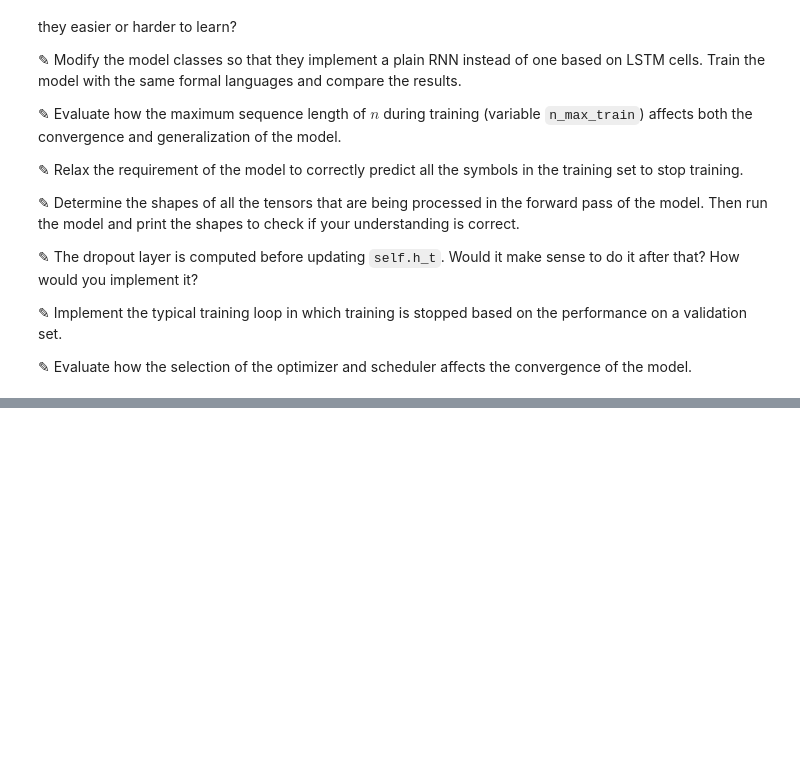
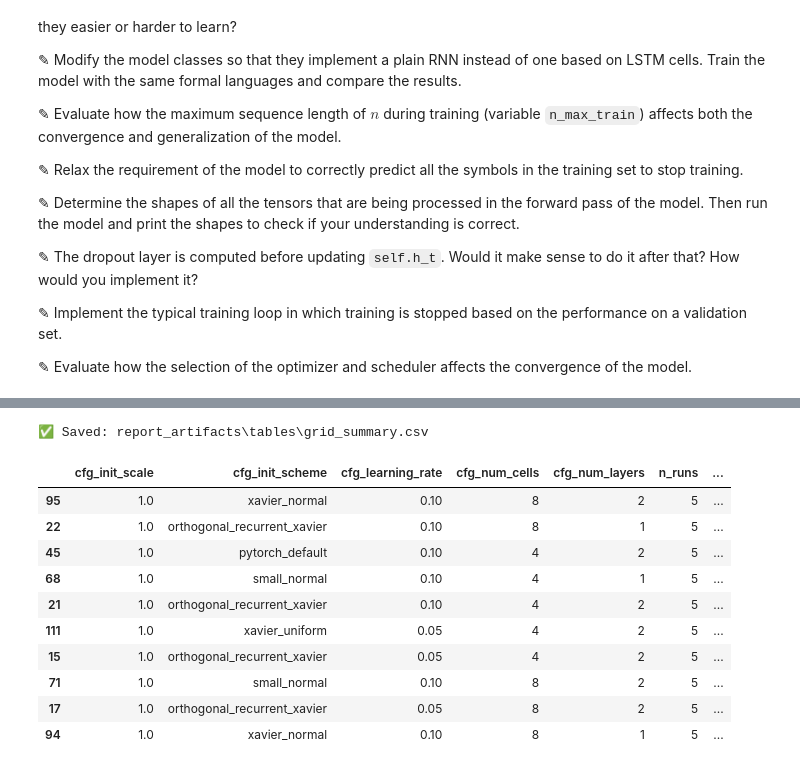
Before and after one commit to cacs2-ua/ap-redaction, a Jupyter notebook: Copia_de_lstm.ipynb, the cells around one changed output, grey strips where cells are left out. Saved outputs shown, nothing was run; the diff lists cells and outputs as text; code cells hidden in the pictures; blank space fills up the shorter version.

```diff
--- a/Copia_de_lstm.ipynb
+++ b/Copia_de_lstm.ipynb
@@ -1502,0 +2437,65 @@ If your learning path is supervised by a teacher, they may have provided you wit
+# %%
+# ==========================================
+# GRID SUMMARY TABLE (Cell 2)
+# ==========================================
+def grid_summary_table(df_runs: pd.DataFrame) -> pd.DataFrame:
+    # Identify config fields saved by your grid_search (prefixed with cfg_)
+    cfg_cols = [c for c in df_runs.columns if c.startswith("cfg_")]
+    if not cfg_cols:
+        # fallback: infer typical hparam columns if cfg_ not present
+        cfg_cols = [c for c in ["learning_rate","num_cells","num_layers","init_scheme","init_scale","use_peepholes"] if c in df_runs.columns]
+
+    def mode_frac(series: pd.Series):
+        if series.empty:
+            return ("NA", np.nan)
+        vc = series.value_counts(dropna=False)
+        mode = vc.index[0]
+        frac = vc.iloc[0] / vc.sum()
+        return (str(mode), float(frac))
+
+    g = df_runs.groupby(cfg_cols, dropna=False)
+
+    out = g.agg(
+        n_runs=("seed", "count"),
+        success_n_mean=("success_n", "mean"),
+        success_n_std=("success_n", "std"),
+        converged_rate=("converged", "mean"),
+        steps_to_converge_mean=("steps_to_converge", "mean"),
+        steps_to_converge_std=("steps_to_converge", "std"),
+        final_loss_mean=("final_loss", "mean"),
+        final_loss_std=("final_loss", "std"),
+        final_train_acc_mean=("final_train_mean_acc", "mean"),
+        final_train_acc_std=("final_train_mean_acc", "std"),
+    ).reset_index()
+
+    # mechanistic stability via fingerprint mode
+    fp_mode = g["fp_code"].apply(lambda s: mode_frac(s)[0]).rename("fp_mode_code")
+    fp_frac = g["fp_code"].apply(lambda s: mode_frac(s)[1]).rename("fp_mode_frac")
+    out = out.merge(fp_mode.reset_index(), on=cfg_cols, how="left")
+    out = out.merge(fp_frac.reset_index(), on=cfg_cols, how="left")
+
+    # Sort by generalization first, then convergence rate, then steps (smaller is better)
+    out = out.sort_values(
+        by=["success_n_mean","converged_rate","steps_to_converge_mean"],
+        ascending=[False, False, True],
+        kind="mergesort",
+    )
+    return out
+
+df_grid_summary = grid_summary_table(df_grid_runs)
+df_grid_summary.to_csv(TAB_DIR / "grid_summary.csv", index=False)
+print("✅ Saved:", TAB_DIR / "grid_summary.csv")
+df_grid_summary.head(10)
+# %% [output]
+✅ Saved: report_artifacts\tables\grid_summary.csv
+|  | cfg_init_scale | cfg_init_scheme | cfg_learning_rate | cfg_num_cells | cfg_num_layers | n_runs | ... |
+| 95 | 1.0 | xavier_normal | 0.10 | 8 | 2 | 5 | ... |
+| 22 | 1.0 | orthogonal_recurrent_xavier | 0.10 | 8 | 1 | 5 | ... |
+| 45 | 1.0 | pytorch_default | 0.10 | 4 | 2 | 5 | ... |
+| 68 | 1.0 | small_normal | 0.10 | 4 | 1 | 5 | ... |
+| 21 | 1.0 | orthogonal_recurrent_xavier | 0.10 | 4 | 2 | 5 | ... |
+| 111 | 1.0 | xavier_uniform | 0.05 | 4 | 2 | 5 | ... |
+| 15 | 1.0 | orthogonal_recurrent_xavier | 0.05 | 4 | 2 | 5 | ... |
+| 71 | 1.0 | small_normal | 0.10 | 8 | 2 | 5 | ... |
+| 17 | 1.0 | orthogonal_recurrent_xavier | 0.05 | 8 | 2 | 5 | ... |
+| 94 | 1.0 | xavier_normal | 0.10 | 8 | 1 | 5 | ... |
```
Also changed, not shown: parts of 8 cells of this notebook, 14 other files.
